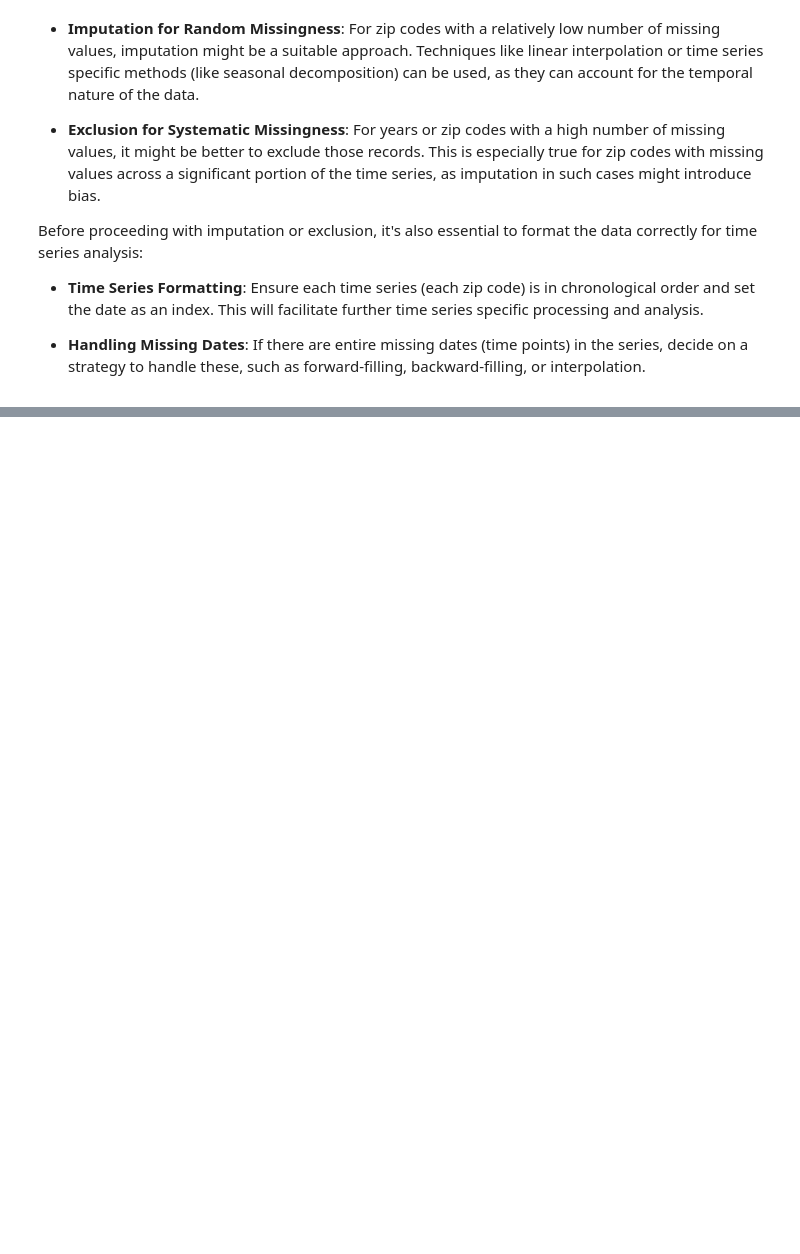
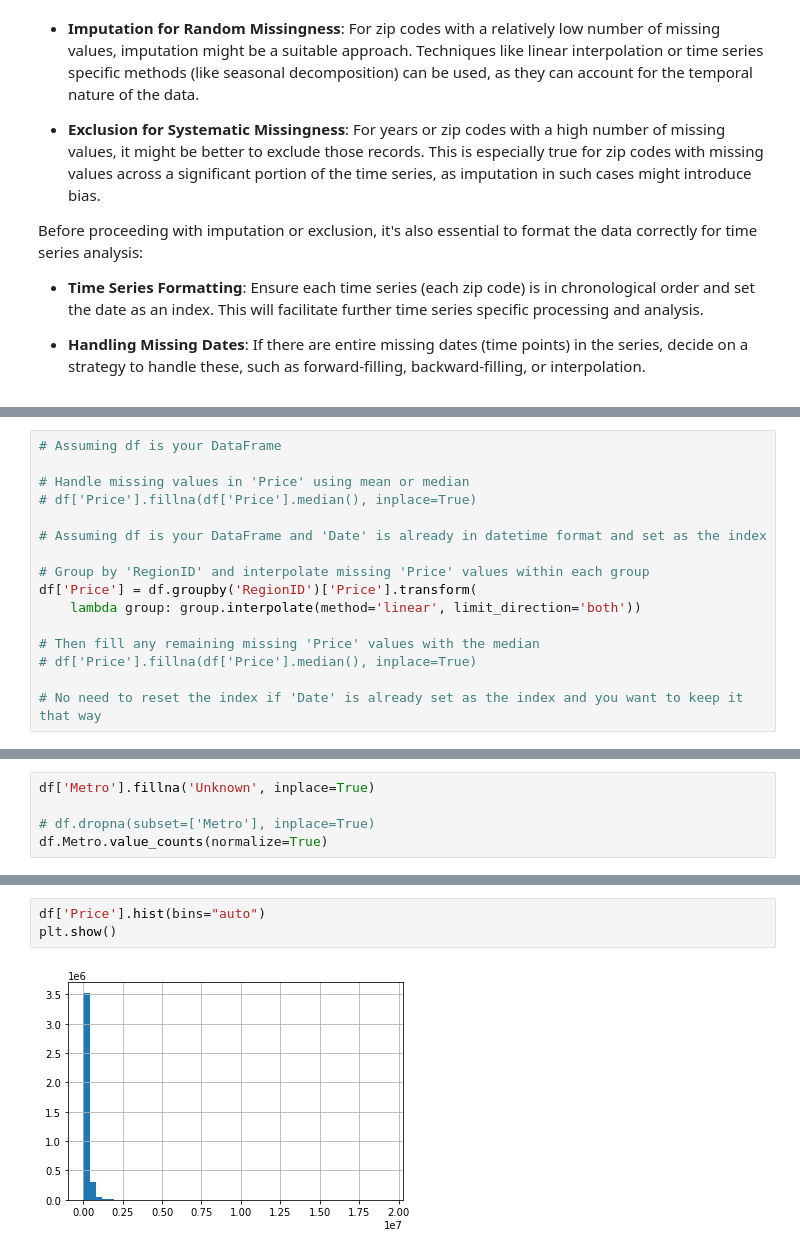
Before and after one commit to MWENDA1999/Predictive-Modeling-Time-Series-Forecasting-G9DSF-FT06-P4, a Jupyter notebook: notebook.ipynb, the cells around one changed output, grey strips where cells are left out. Drawn from its saved outputs; the diff is of its cells as text; blank space fills up the shorter version.

```diff
--- a/notebook.ipynb
+++ b/notebook.ipynb
@@ -364,0 +380,16 @@ Name: count, dtype: int64
+# %%
+# Assuming df is your DataFrame
+
+# Handle missing values in 'Price' using mean or median
+# df['Price'].fillna(df['Price'].median(), inplace=True)
+
+# Assuming df is your DataFrame and 'Date' is already in datetime format and set as the index
+
+# Group by 'RegionID' and interpolate missing 'Price' values within each group
+df['Price'] = df.groupby('RegionID')['Price'].transform(
+    lambda group: group.interpolate(method='linear', limit_direction='both'))
+
+# Then fill any remaining missing 'Price' values with the median
+# df['Price'].fillna(df['Price'].median(), inplace=True)
+
+# No need to reset the index if 'Date' is already set as the index and you want to keep it that way
@@ -364,0 +406,5 @@ Name: count, dtype: int64
+# %%
+df['Metro'].fillna('Unknown', inplace=True)
+
+# df.dropna(subset=['Metro'], inplace=True)
+df.Metro.value_counts(normalize=True)
@@ -364,0 +485,5 @@ Name: count, dtype: int64
+# %%
+df['Price'].hist(bins="auto")
+plt.show()
+# %% [output]
+[figure, added]
```
Also changed, not shown: parts of 28 cells of this notebook.
